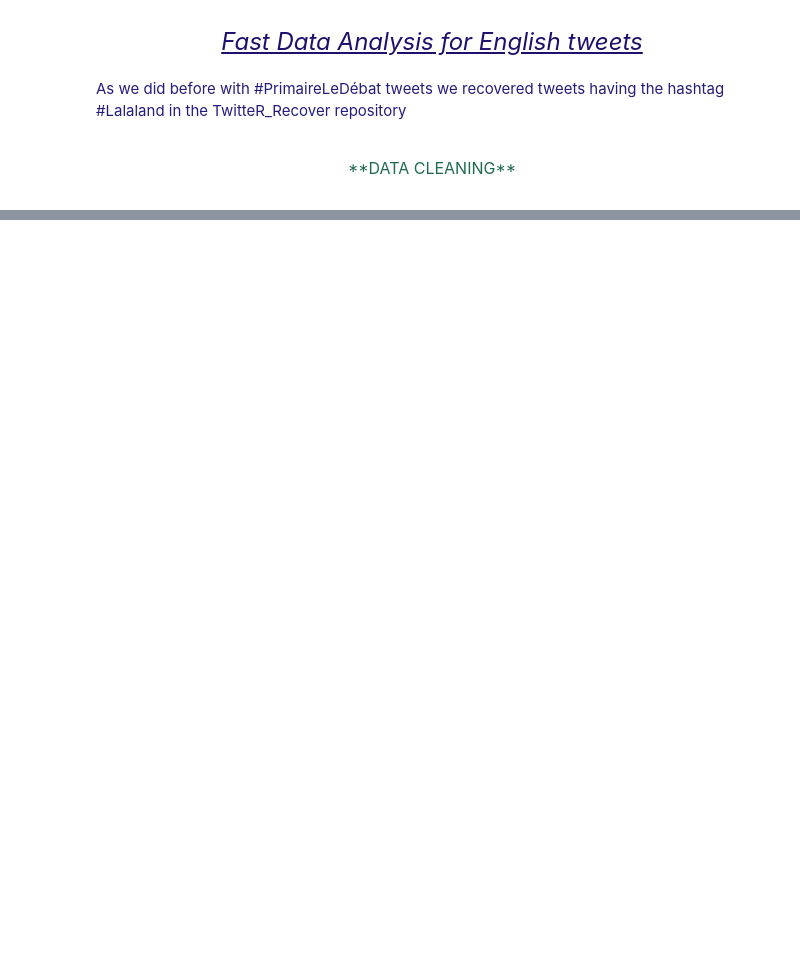
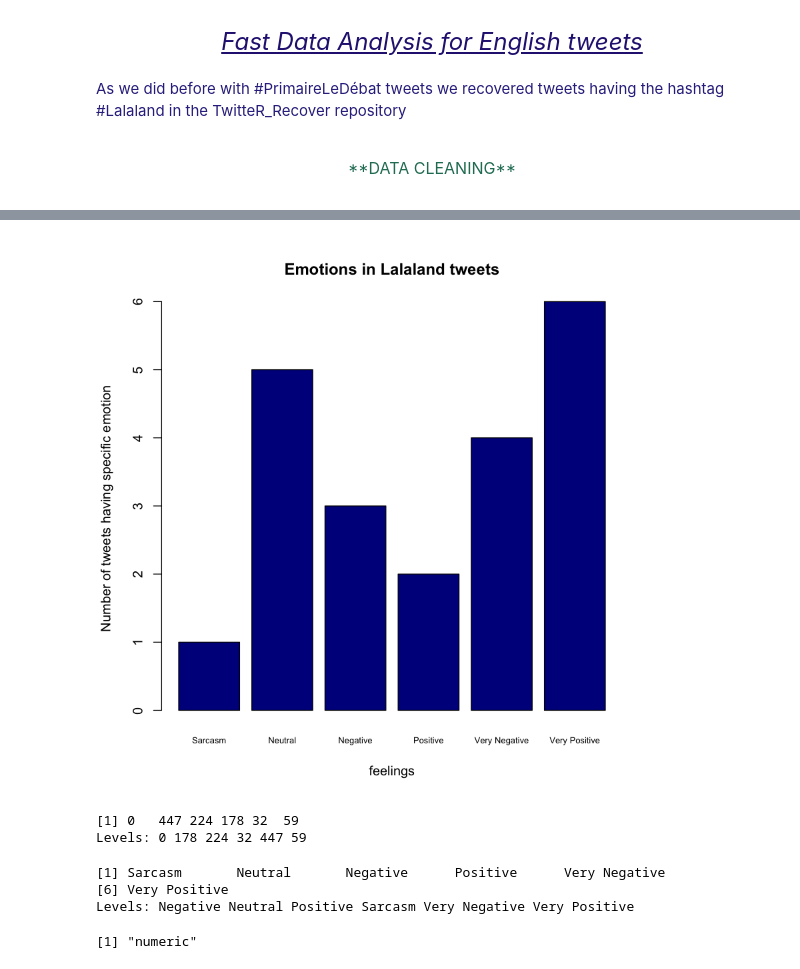
Before and after one commit to clementtr/twitter, a Jupyter notebook: Twitter_English_Analysis.ipynb, the cells around one changed output, grey strips where cells are left out. Saved outputs shown, nothing was run; the diff lists cells and outputs as text; code cells hidden in the pictures; blank space fills up the shorter version.

```diff
--- a/Twitter_English_Analysis.ipynb
+++ b/Twitter_English_Analysis.ipynb
@@ -143,0 +186,13 @@ Global_Lalaland_Sentiment
+# %%
+#install.packages("plyr")
+library(plyr)
+
+Global_Lalaland_Sentiment = calculate_total_presence_sentiment(tweets$text)
+Global_Lalaland_Sentiment
+Global_Lalaland_Sentiment = data.frame(t(Global_Lalaland_Sentiment))
+Global_Lalaland_Sentiment = rename(Global_Lalaland_Sentiment, c("X1"="Emotions", "X2"="Score"))
+Global_Lalaland_Sentiment
+
+barplot(as.numeric(Global_Lalaland_Sentiment$Score), names = Global_Lalaland_Sentiment$Emotions, cex.names= 0.65,
+  xlab = "feelings", ylab = "Number of tweets having specific emotion", col = "darkblue",
+  main="Emotions in Lalaland tweets")
@@ -157,3 +309,24 @@ library(wordcloud2)
 top100 = number_Top(100)
 cat("The letterCloud function does not work on Jupyter notebook, if you are using markdown, you can uncomment this line.")
 #letterCloud(top100, word = "PS", wordSize = 1)
+# %%
+barplot(as.numeric(Global_Lalaland_Sentiment$Score), names = Global_Lalaland_Sentiment$Emotions, cex.names= 0.65,
+  xlab = "feelings", ylab = "Number of tweets having specific emotion", col = "darkblue",
+  main="Emotions in Lalaland tweets")
+# %% [output]
+[figure, added]
+# %%
+Global_Lalaland_Sentiment$Score
+Global_Lalaland_Sentiment$Emotions
+Score = c(0, 1, 2, 3, 4, 5)
+Emotions = c("Sa", "Ne", "Na", "Po", "VeN", "VeP")
+# %% [output]
+[1] 0   447 224 178 32  59
+Levels: 0 178 224 32 447 59
+[1] Sarcasm       Neutral       Negative      Positive      Very Negative
+[6] Very Positive
+Levels: Negative Neutral Positive Sarcasm Very Negative Very Positive
+# %%
+class(as.numeric(Global_Lalaland_Sentiment$Score))
+# %% [output]
+[1] "numeric"
```
Also changed, not shown: parts of 16 cells of this notebook.
